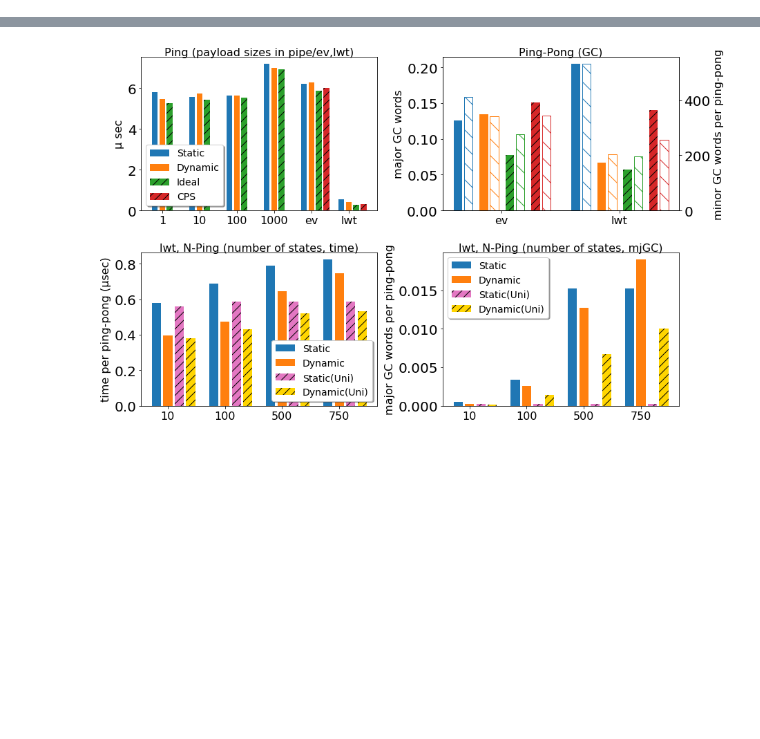
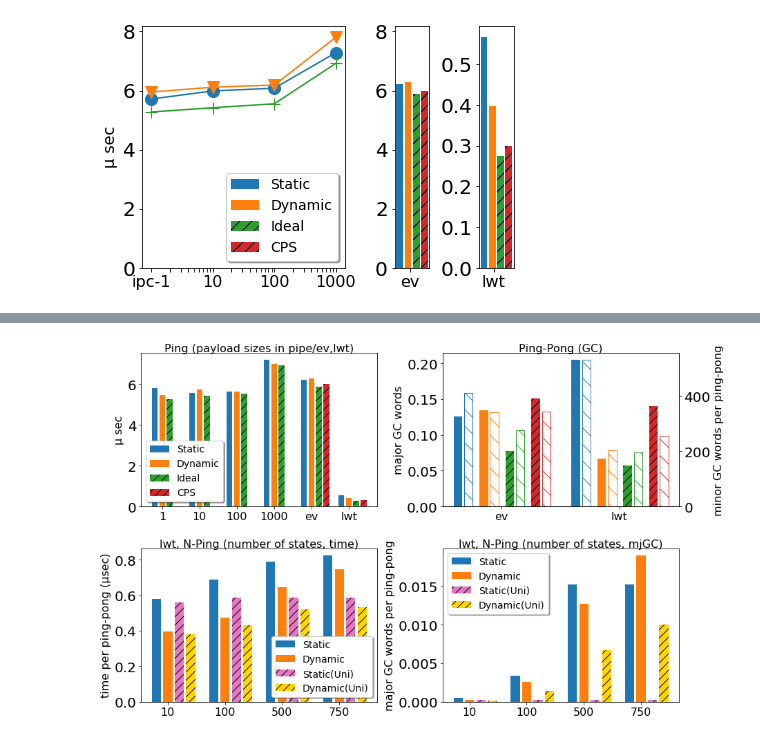
Before and after one commit to keigoi/ocaml-mpst, a Jupyter notebook: benchmark/graphs/Graphs.ipynb, the cells around one changed output, grey strips where cells are left out. Cells and saved outputs as stored; diff of their text form; code cells hidden in the pictures; blank space fills up the shorter version.

```diff
--- a/benchmark/graphs/Graphs.ipynb
+++ b/benchmark/graphs/Graphs.ipynb
@@ -77,0 +98,79 @@ champ = load_sexp('../chameleons/results_pipes/table_sexp.txt')
+# %%
+
+
+def show_ev_ipc2():
+    #fig, axes = plt.subplots(ncols=1, nrows=1, squeeze = False)
+    #ax = axes[0][0]
+    # fig,axes = plt.subplots(1, 3, gridspec_kw={'width_ratios': [3, 1, 1]}, squeeze = False)
+    fig = plt.figure()
+    gs = plt.GridSpec(1, 5, figure=fig)
+    ax = fig.add_subplot(gs[0,0:3])
+    ax2 = fig.add_subplot(gs[0,3], sharey=ax)
+    ax3 = fig.add_subplot(gs[0,4])
+    #ax = axes[0][0]
+    #ax2 = axes[0][1]
+    #ax3 = axes[0][2]
+    # sharey='row',
+    color1 = sta_color
+    color2 = dyn_color
+    color3 = bare_color
+    color4 = cps_color
+
+    lab1 = 'Static'
+    lab2 = 'Dynamic'
+    lab3 = 'Ideal'
+    lab4 = 'CPS'
+
+    x = [1,10,100,1000]
+    xlabs = [str(xi) for xi in x]
+    ax.set_xscale('log')
+
+    ax.plot(x, mkdataIdx(ping,'ipc_static',xlabs), color=color1, marker='o', markersize=12)
+    ax.plot(x, mkdataIdx(ping,'ipc_dynamic',xlabs), color=color2, marker='v', markersize=12)
+    ax.plot(x, mkdataIdx(bare,'ipc-bare_ideal',xlabs), color=color3, marker='+', markersize=12)
+    ax.plot([], [], color=color4)
+
+
+    ax.bar([0], [0], 0, color=color1, label=lab1, hatch='')
+    ax.bar([0], [0], 0, color=color2, label=lab2, hatch='')
+    ax.bar([0], [0], 0, color=color3, label=lab3, hatch='//')
+    ax.bar([0], [0], 0, color=color4, label=lab4, hatch='//')
+    legend = ax.legend(loc='lower right', shadow=True, fontsize=14)
+    legend.get_frame().set_facecolor('#FFFFFF')
+    ax.set_ylabel('μ sec', fontsize=16)
+
+    ten = np.arange(1,10)
+    ticks =  np.concatenate([ten, ten * 10, ten * 100, [1000]])
+    ax.set_xticks(ticks)
+
+    xlabs = [str(xi) if xi in [1,10,100,1000] else '' for xi in ticks]
+    xlabs[0] = 'ipc-1'
+    ax.set_xticklabels(xlabs, fontsize=16)
+
+    width = 0.25
+    colwidth = width*0.8
+    x = np.arange(1) - 0.3
+    ax2.bar(x, mkdata(ping,'ev_static'), colwidth, color=color1)
+    ax2.bar(x + width*1, mkdata(ping,'ev_dynamic'), colwidth, color=color2)
+    ax2.bar(x + width*2, mkdata(bare,'ev_bare'), colwidth, color=color3, hatch='//')
+    ax2.bar(x + width*3, mkdata(bare,'ev_bare_cps'), colwidth, color=color4, hatch='//')
+    ax2.set_xticks([0])
+    ax2.set_xticklabels(['ev'], fontsize=16)
+
+    ax3.bar(x, mkdata(ping,'lwt_static'), colwidth, color=color1)
+    ax3.bar(x + width*1, mkdata(ping,'lwt_dynamic'), colwidth, color=color2)
+    ax3.bar(x + width*2, mkdata(bare,'lwt_bare'), colwidth, color=color3, hatch='//')
+    ax3.bar(x + width*3, mkdata(bare,'lwt_bare_cps'), colwidth, color=color4, hatch='//')
+    ax3.set_xticks([0])
+    ax3.set_xticklabels(['lwt'], fontsize=16)
+
+
+    plt.tight_layout()
+    #make_space_above(axes, topmargin=0.4)
+
+    #plt.savefig('pingpong_ipc.pdf', format='pdf', pad_inches=0)
+    plt.show()
+
+show_ev_ipc2()
+# %% [output]
+[figure, added]
```
Also changed, not shown: parts of 8 cells of this notebook.
